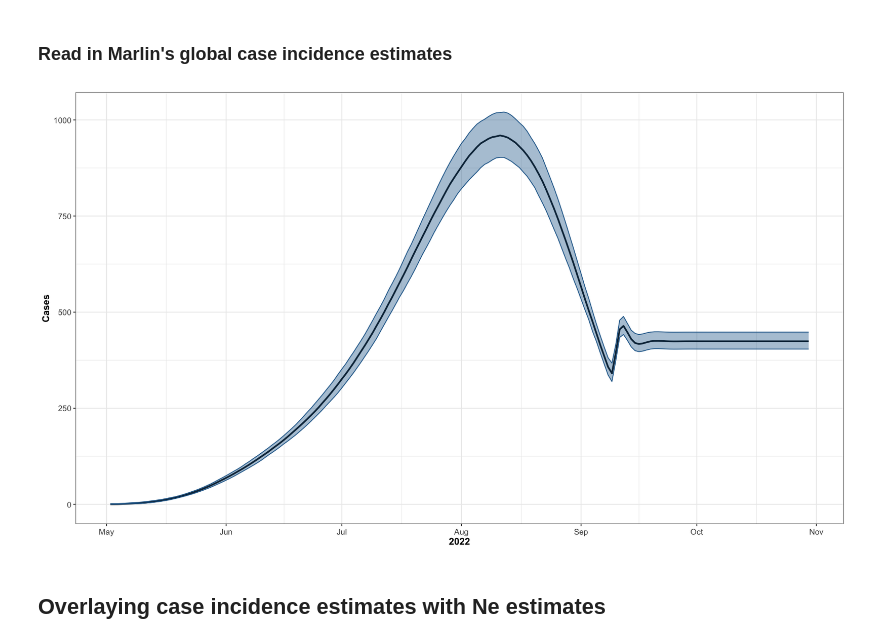
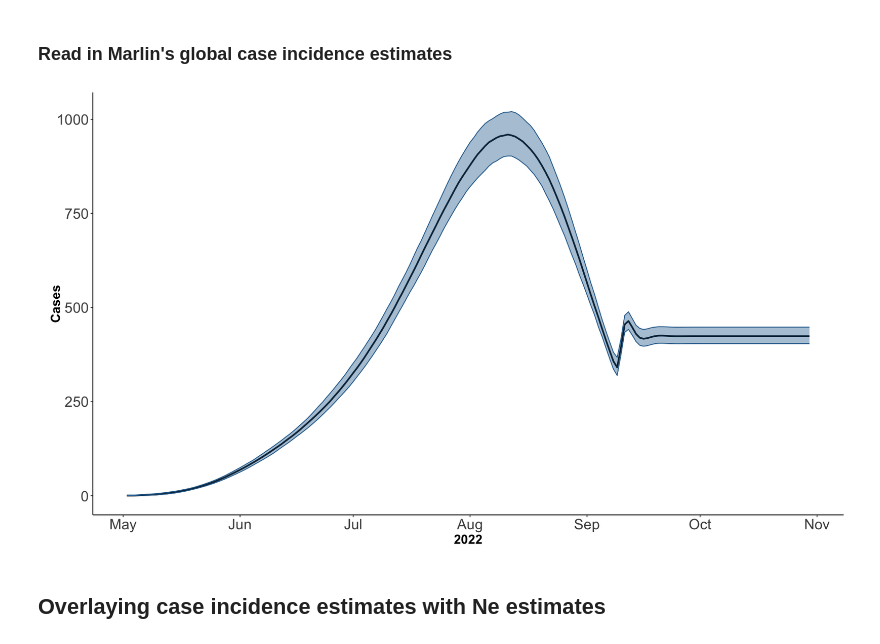
Before and after one commit to blab/mpox-dynamics, a Jupyter notebook: scripts/netau.ipynb, the cells around one changed output. Drawn from its saved outputs; the diff is of its cells as text; code cells hidden in the pictures.

Commit message:
clean figure axes

```diff
--- a/scripts/netau.ipynb
+++ b/scripts/netau.ipynb
@@ -31,10 +31,11 @@ my_theme <- function() {
     theme_classic() +
     theme(
         plot.title = element_text(color="black", size=12, face="bold"),
-        axis.title.x = element_text(color="black", size=12, face="bold"),
-        axis.title.y = element_text(color="black", size=12, face="bold"),
-        axis.text.x = element_text(size= 10, vjust=0.5),
-        axis.text.y = element_text(size = 10)
+        axis.title.x = element_text(color="black", size=16, face="bold"),
+        axis.title.y = element_text(color="black", size=16, face="bold", vjust=-2),
+      #  axis.text.x = element_text(size= 10, vjust=0.5),
+      #  axis.text.y = element_text(size = 10),
+        axis.text=element_text(size=18),
         )
 }
 
@@ -162,16 +163,19 @@ rts <- rts %>% filter(location=='World') %>% mutate(datetime = as_date(date))
 # %%
 plot_incidence <- incidence %>% ggplot(aes(x=datetime, y=median_I_smooth, group=1)) +
               geom_line(linewidth=1, color='black') +
               geom_ribbon(aes(ymin=I_smooth_lower_80, ymax=I_smooth_upper_80),
                           color=rgb(0.15,0.41,0.6),
                           alpha=0.4,
                           fill=rgb(0.15,0.41,0.6)) +
-              ylab('Cases') + xlab('2022') + my_theme() +
-              scale_x_date(date_labels = "%b", date_breaks='months')
+              ylab('Cases') + xlab('2022') +
+              scale_x_date(date_labels = "%b", date_breaks='months') +
+              my_theme()
 
 plot_incidence
+
+#ggsave("incidence.png", width=14, height=8)
 # %% [output]
-[figure, old version]
+[figure, new version]
 # %% [markdown]
 ## Overlaying case incidence estimates with Ne estimates
 # %%
```
Also changed, not shown: parts of 2 cells of this notebook, 5 other files.
